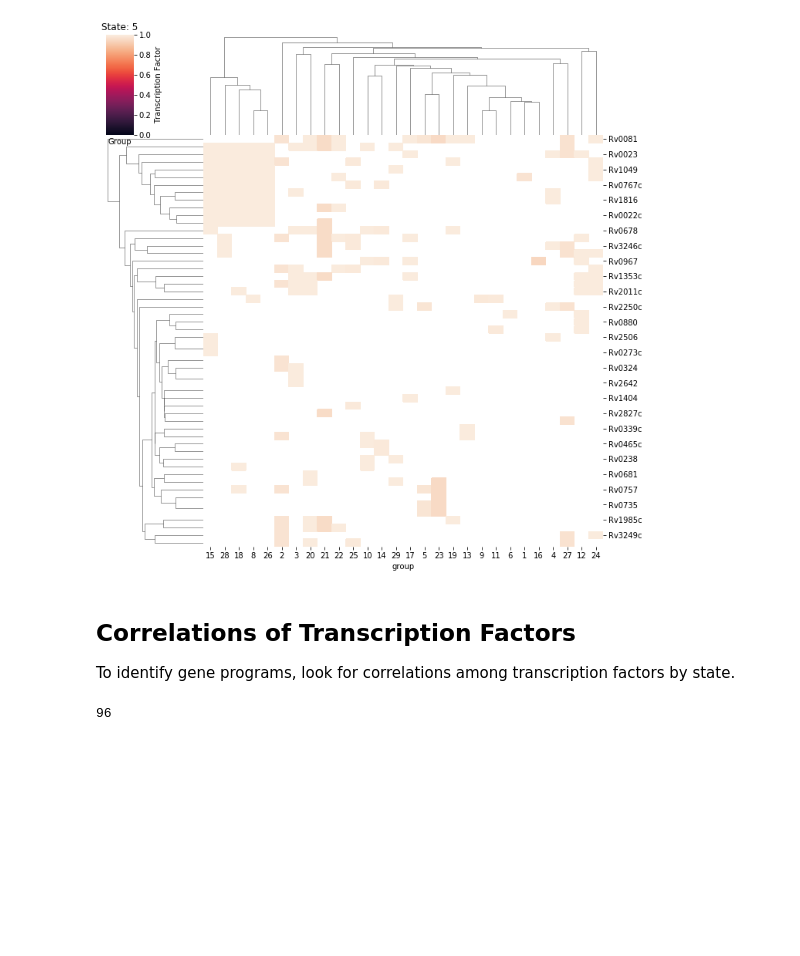
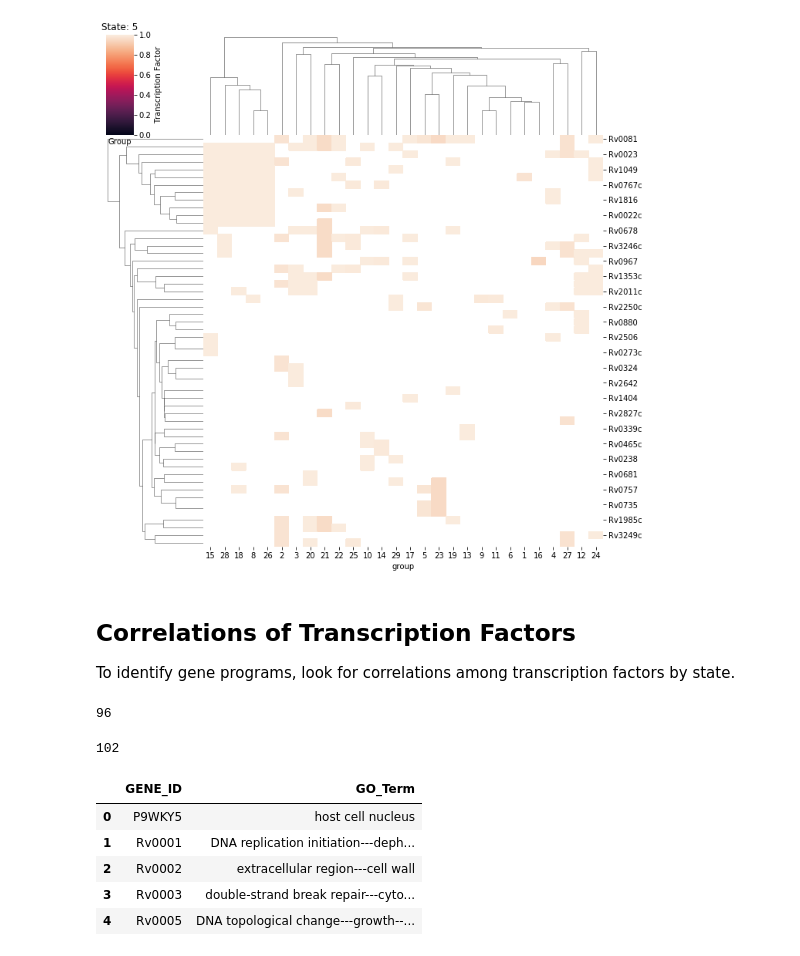
Before and after one commit to uwescience/xstate, a Jupyter notebook: notebooks/Classification Groups.ipynb, the cells around one changed output. Drawn from its saved outputs; the diff is of its cells as text; code cells hidden in the pictures; blank space fills up the shorter version.

```diff
--- a/notebooks/Classification Groups.ipynb
+++ b/notebooks/Classification Groups.ipynb
@@ -259,0 +260,15 @@ provider.df_gene_description.to_csv("description.csv")
+# %%
+provider = DataProvider()
+provider.do()
+len(provider.tfs)
+# %% [output]
+102
+# %%
+PROVIDER.df_go_terms.head()
+# %% [output]
+|  | GENE_ID | GO_Term |
+| 0 | P9WKY5 | host cell nucleus |
+| 1 | Rv0001 | DNA replication initiation---deph... |
+| 2 | Rv0002 | extracellular region---cell wall |
+| 3 | Rv0003 | double-strand break repair---cyto... |
+| 4 | Rv0005 | DNA topological change---growth--... |
```
Also changed, not shown: parts of 5 cells of this notebook, 2 other files.
